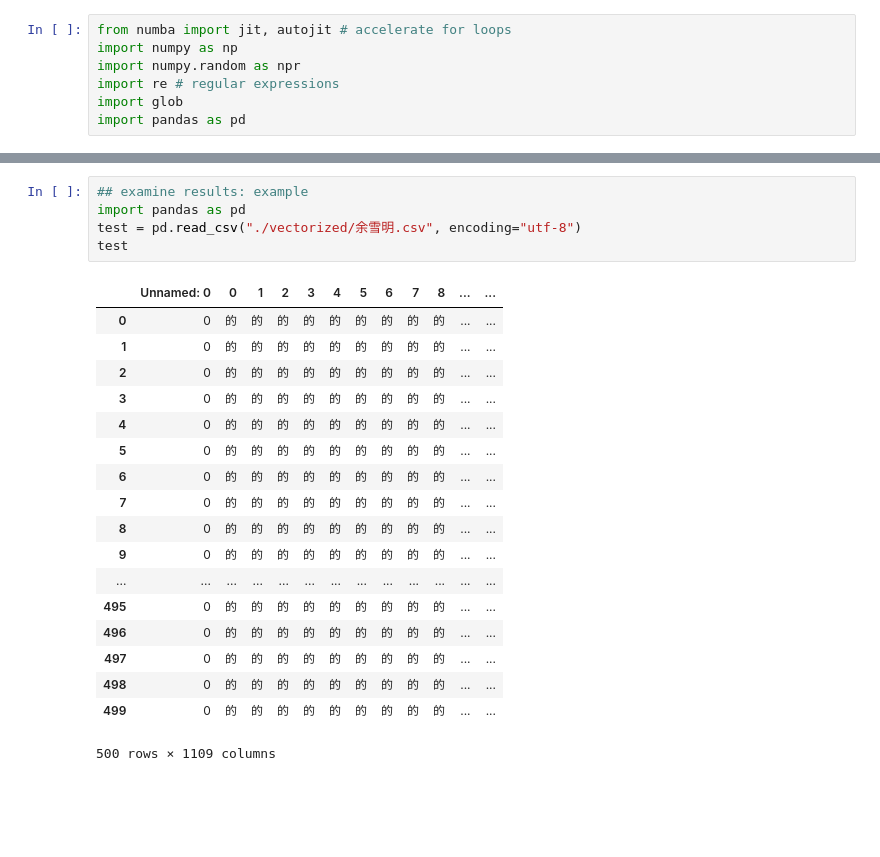
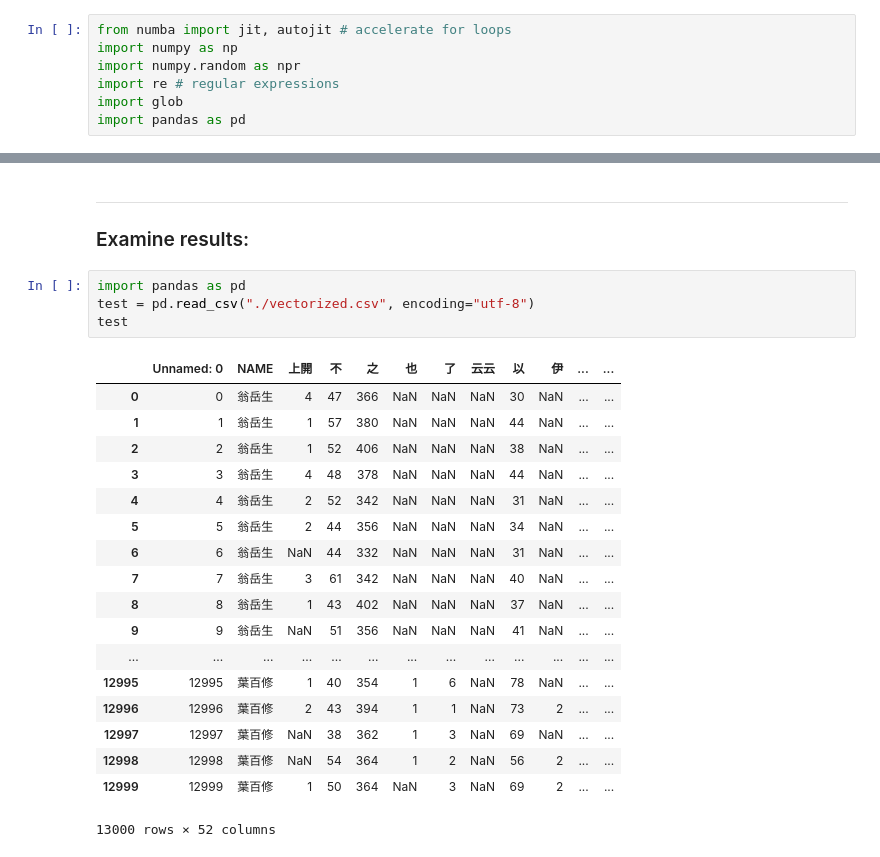
Before and after one commit to ldes89150/Linguistic_Analysis_Final_Project, a Jupyter notebook: vectorize.ipynb, the cells around one changed output, grey strips where cells are left out. Drawn from its saved outputs; the diff is of its cells as text; blank space fills up the shorter version.

```diff
--- a/vectorize.ipynb
+++ b/vectorize.ipynb
@@ -78,24 +85,26 @@ for f in list_of_jud:
+# %% [markdown]
+---
+### Examine results:
 # %%
-## examine results: example
 import pandas as pd
-test = pd.read_csv("./vectorized/余雪明.csv", encoding="utf-8")
+test = pd.read_csv("./vectorized.csv", encoding="utf-8")
 test
 # %% [output]
-|  | Unnamed: 0 | 0 | 1 | 2 | 3 | 4 | 5 | 6 | 7 | 8 | ... | ... |
-| 0 | 0 | 的 | 的 | 的 | 的 | 的 | 的 | 的 | 的 | 的 | ... | ... |
-| 1 | 0 | 的 | 的 | 的 | 的 | 的 | 的 | 的 | 的 | 的 | ... | ... |
-| 2 | 0 | 的 | 的 | 的 | 的 | 的 | 的 | 的 | 的 | 的 | ... | ... |
-| 3 | 0 | 的 | 的 | 的 | 的 | 的 | 的 | 的 | 的 | 的 | ... | ... |
-| 4 | 0 | 的 | 的 | 的 | 的 | 的 | 的 | 的 | 的 | 的 | ... | ... |
-| 5 | 0 | 的 | 的 | 的 | 的 | 的 | 的 | 的 | 的 | 的 | ... | ... |
-| 6 | 0 | 的 | 的 | 的 | 的 | 的 | 的 | 的 | 的 | 的 | ... | ... |
-| 7 | 0 | 的 | 的 | 的 | 的 | 的 | 的 | 的 | 的 | 的 | ... | ... |
-| 8 | 0 | 的 | 的 | 的 | 的 | 的 | 的 | 的 | 的 | 的 | ... | ... |
-| 9 | 0 | 的 | 的 | 的 | 的 | 的 | 的 | 的 | 的 | 的 | ... | ... |
+|  | Unnamed: 0 | NAME | 上開 | 不 | 之 | 也 | 了 | 云云 | 以 | 伊 | ... | ... |
+| 0 | 0 | 翁岳生 | 4 | 47 | 366 | NaN | NaN | NaN | 30 | NaN | ... | ... |
+| 1 | 1 | 翁岳生 | 1 | 57 | 380 | NaN | NaN | NaN | 44 | NaN | ... | ... |
+| 2 | 2 | 翁岳生 | 1 | 52 | 406 | NaN | NaN | NaN | 38 | NaN | ... | ... |
+| 3 | 3 | 翁岳生 | 4 | 48 | 378 | NaN | NaN | NaN | 44 | NaN | ... | ... |
+| 4 | 4 | 翁岳生 | 2 | 52 | 342 | NaN | NaN | NaN | 31 | NaN | ... | ... |
+| 5 | 5 | 翁岳生 | 2 | 44 | 356 | NaN | NaN | NaN | 34 | NaN | ... | ... |
+| 6 | 6 | 翁岳生 | NaN | 44 | 332 | NaN | NaN | NaN | 31 | NaN | ... | ... |
+| 7 | 7 | 翁岳生 | 3 | 61 | 342 | NaN | NaN | NaN | 40 | NaN | ... | ... |
+| 8 | 8 | 翁岳生 | 1 | 43 | 402 | NaN | NaN | NaN | 37 | NaN | ... | ... |
+| 9 | 9 | 翁岳生 | NaN | 51 | 356 | NaN | NaN | NaN | 41 | NaN | ... | ... |
 | ... | ... | ... | ... | ... | ... | ... | ... | ... | ... | ... | ... | ... |
-| 495 | 0 | 的 | 的 | 的 | 的 | 的 | 的 | 的 | 的 | 的 | ... | ... |
-| 496 | 0 | 的 | 的 | 的 | 的 | 的 | 的 | 的 | 的 | 的 | ... | ... |
-| 497 | 0 | 的 | 的 | 的 | 的 | 的 | 的 | 的 | 的 | 的 | ... | ... |
-| 498 | 0 | 的 | 的 | 的 | 的 | 的 | 的 | 的 | 的 | 的 | ... | ... |
-| 499 | 0 | 的 | 的 | 的 | 的 | 的 | 的 | 的 | 的 | 的 | ... | ... |
+| 12995 | 12995 | 葉百修 | 1 | 40 | 354 | 1 | 6 | NaN | 78 | NaN | ... | ... |
+| 12996 | 12996 | 葉百修 | 2 | 43 | 394 | 1 | 1 | NaN | 73 | 2 | ... | ... |
+| 12997 | 12997 | 葉百修 | NaN | 38 | 362 | 1 | 3 | NaN | 69 | NaN | ... | ... |
+| 12998 | 12998 | 葉百修 | NaN | 54 | 364 | 1 | 2 | NaN | 56 | 2 | ... | ... |
+| 12999 | 12999 | 葉百修 | 1 | 50 | 364 | NaN | 3 | NaN | 69 | 2 | ... | ... |
-500 rows × 1109 columns
+13000 rows × 52 columns
```
Also changed, not shown: parts of 2 cells of this notebook, 27 other files.
